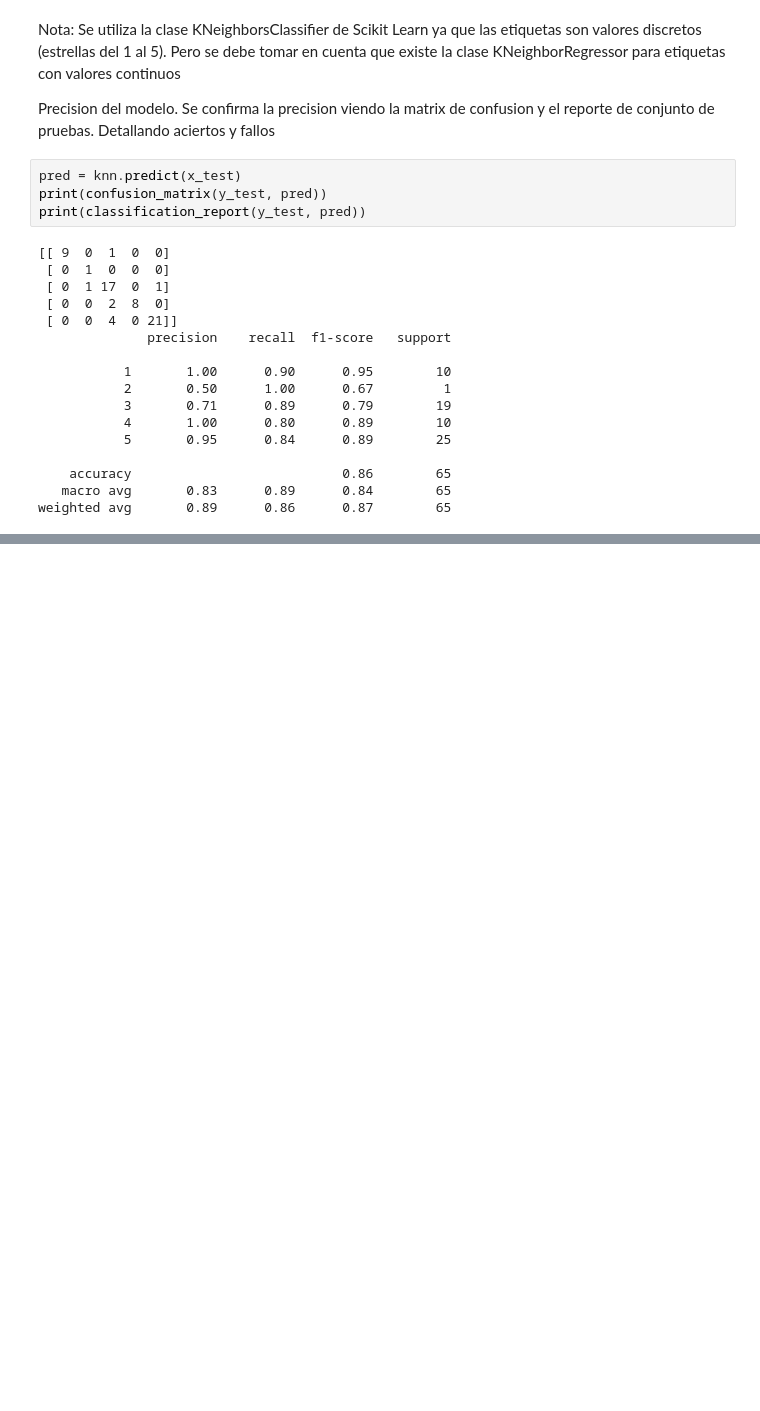
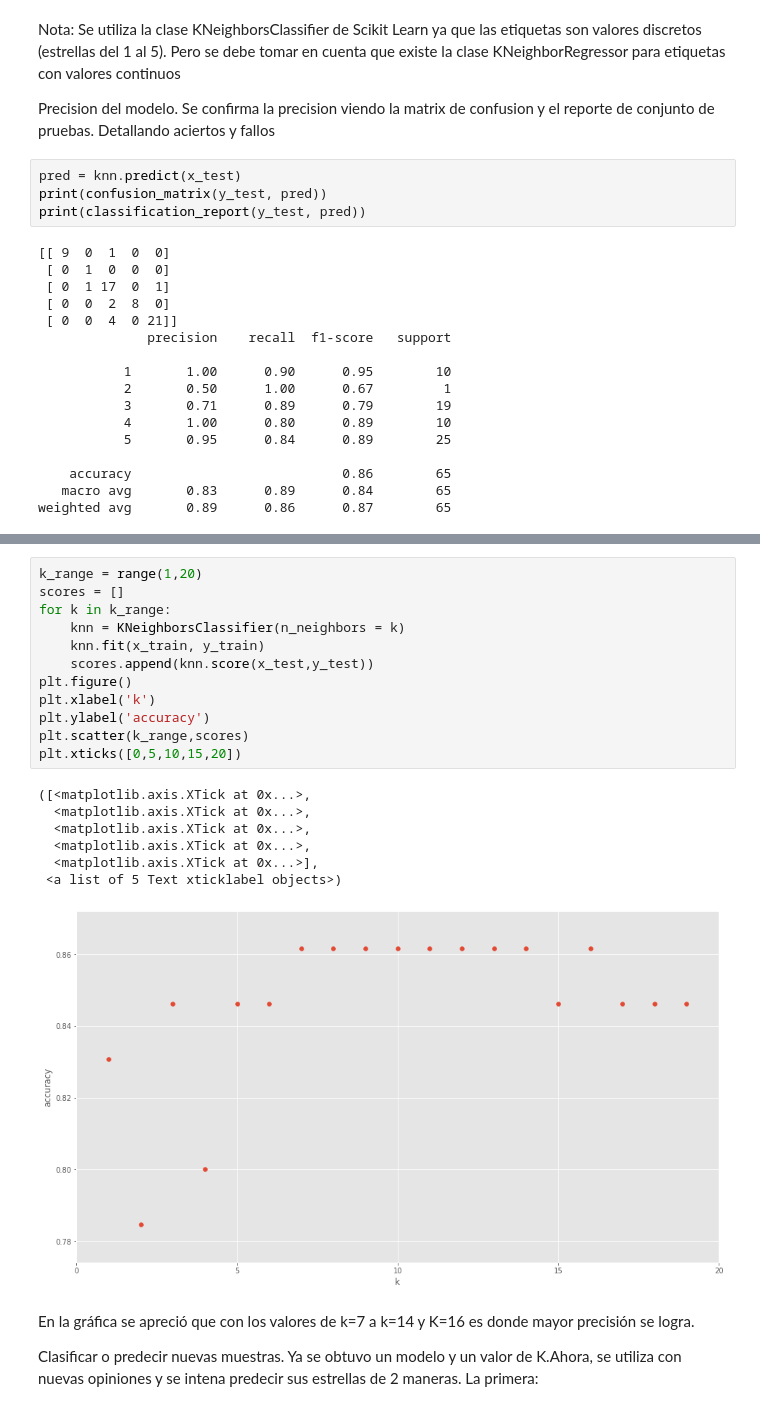
Before and after one commit to Ivan19Trujillo/IA-CLASE-L5, a Jupyter notebook: PracticaKNN.ipynb, the cells around one changed output, grey strips where cells are left out. Cells and saved outputs as stored; diff of their text form; blank space fills up the shorter version.

```diff
--- a/PracticaKNN.ipynb
+++ b/PracticaKNN.ipynb
@@ -128,0 +192,24 @@ weighted avg       0.89      0.86      0.87        65
+# %%
+k_range = range(1,20)
+scores = []
+for k in k_range:
+    knn = KNeighborsClassifier(n_neighbors = k)
+    knn.fit(x_train, y_train)
+    scores.append(knn.score(x_test,y_test))
+plt.figure()
+plt.xlabel('k')
+plt.ylabel('accuracy')
+plt.scatter(k_range,scores)
+plt.xticks([0,5,10,15,20])
+# %% [output]
+([<matplotlib.axis.XTick at 0x...>,
+  <matplotlib.axis.XTick at 0x...>,
+  <matplotlib.axis.XTick at 0x...>,
+  <matplotlib.axis.XTick at 0x...>,
+  <matplotlib.axis.XTick at 0x...>],
+ <a list of 5 Text xticklabel objects>)
+[figure, added]
+# %% [markdown]
+En la gráfica se apreció que con los valores de k=7 a k=14 y K=16 es donde mayor precisión se logra.
+
+Clasificar o predecir nuevas muestras. Ya se obtuvo un modelo y un valor de K.Ahora, se utiliza con nuevas opiniones y se intena predecir sus estrellas de 2 maneras. La primera:
```
Also changed, not shown: parts of 5 cells of this notebook.
